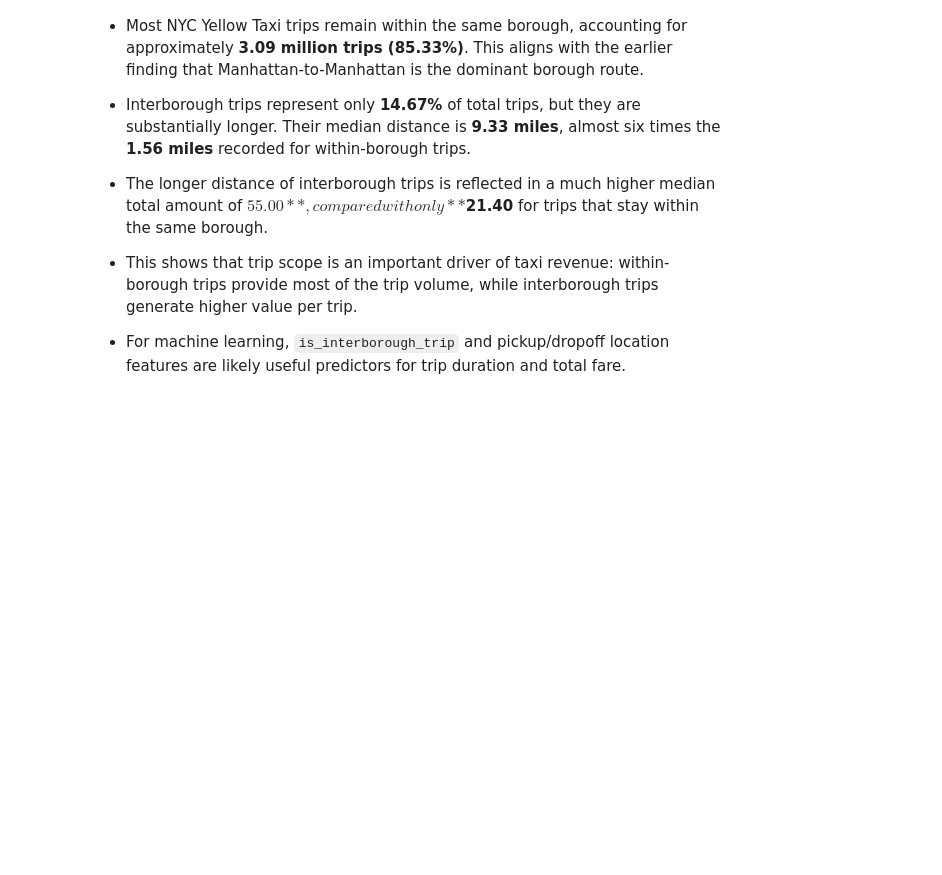
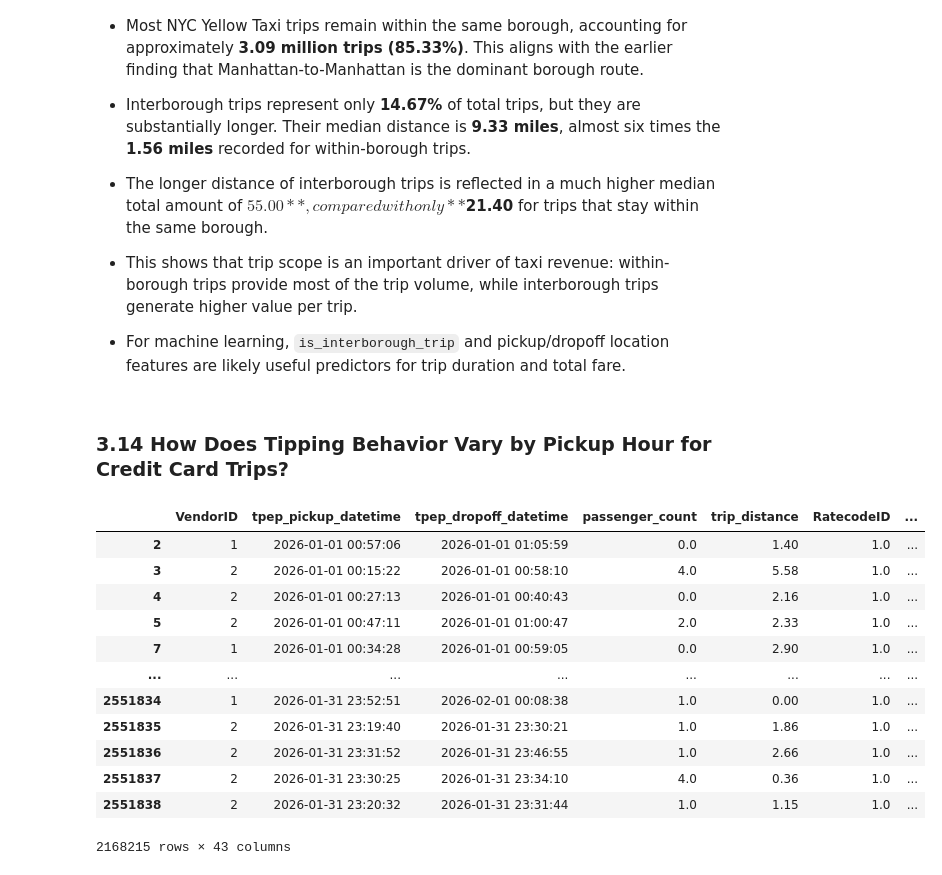
Before and after one commit to fathirrizkifadillah/NYC-Yellow-Taxi-Trip-Analysis, a Jupyter notebook: main.ipynb, the cells around one changed output. Cells and saved outputs as stored; diff of their text form; code cells hidden in the pictures; blank space fills up the shorter version.

```diff
--- a/main.ipynb
+++ b/main.ipynb
@@ -1655,3 +1655,26 @@ plt.show()
 - This shows that trip scope is an important driver of taxi revenue: within-borough trips provide most of the trip volume, while interborough trips generate higher value per trip.
 
 - For machine learning, `is_interborough_trip` and pickup/dropoff location features are likely useful predictors for trip duration and total fare.
+# %% [markdown]
+### 3.14 How Does Tipping Behavior Vary by Pickup Hour for Credit Card Trips?
+# %%
+credit_card_trips = df_eda[
+    (df_eda["payment_type"] == 1) &
+    (df_eda["fare_amount"] > 0) &
+    (df_eda["tip_percentage"].between(0, 50))
+].copy()
+credit_card_trips
+# %% [output]
+|  | VendorID | tpep_pickup_datetime | tpep_dropoff_datetime | passenger_count | trip_distance | RatecodeID | ... |
+| 2 | 1 | 2026-01-01 00:57:06 | 2026-01-01 01:05:59 | 0.0 | 1.40 | 1.0 | ... |
+| 3 | 2 | 2026-01-01 00:15:22 | 2026-01-01 00:58:10 | 4.0 | 5.58 | 1.0 | ... |
+| 4 | 2 | 2026-01-01 00:27:13 | 2026-01-01 00:40:43 | 0.0 | 2.16 | 1.0 | ... |
+| 5 | 2 | 2026-01-01 00:47:11 | 2026-01-01 01:00:47 | 2.0 | 2.33 | 1.0 | ... |
+| 7 | 1 | 2026-01-01 00:34:28 | 2026-01-01 00:59:05 | 0.0 | 2.90 | 1.0 | ... |
+| ... | ... | ... | ... | ... | ... | ... | ... |
+| 2551834 | 1 | 2026-01-31 23:52:51 | 2026-02-01 00:08:38 | 1.0 | 0.00 | 1.0 | ... |
+| 2551835 | 2 | 2026-01-31 23:19:40 | 2026-01-31 23:30:21 | 1.0 | 1.86 | 1.0 | ... |
+| 2551836 | 2 | 2026-01-31 23:31:52 | 2026-01-31 23:46:55 | 1.0 | 2.66 | 1.0 | ... |
+| 2551837 | 2 | 2026-01-31 23:30:25 | 2026-01-31 23:34:10 | 4.0 | 0.36 | 1.0 | ... |
+| 2551838 | 2 | 2026-01-31 23:20:32 | 2026-01-31 23:31:44 | 1.0 | 1.15 | 1.0 | ... |
+2168215 rows × 43 columns
```
Also changed, not shown: parts of 2 cells of this notebook, 1 other file.
